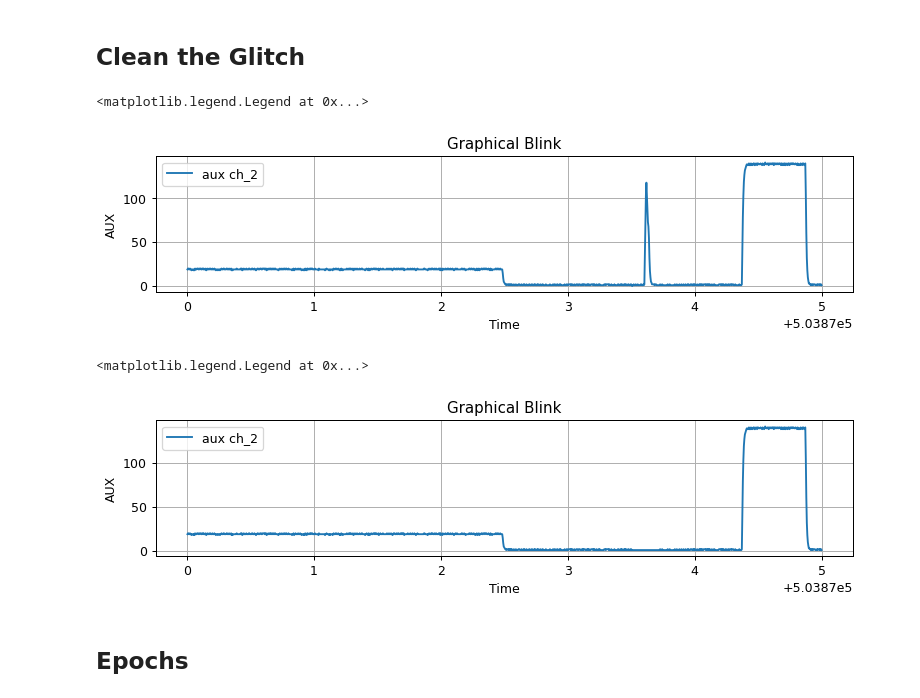
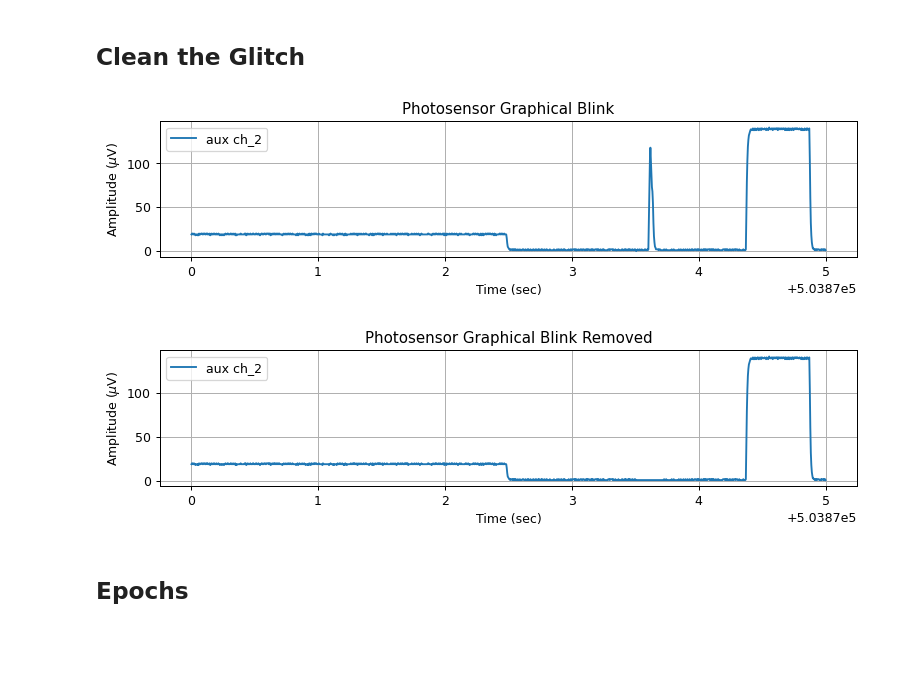
Before and after one commit to Surfincolin/openbci-standards, a Jupyter notebook: Odd_Ball_Analysis.ipynb, the cells around one changed output. Saved outputs shown, nothing was run; the diff lists cells and outputs as text; code cells hidden in the pictures; blank space fills up the shorter version.

```diff
--- a/Odd_Ball_Analysis.ipynb
+++ b/Odd_Ball_Analysis.ipynb
@@ -238,40 +233,38 @@ fig, ax = plt.subplots(figsize = (10, 2), dpi = 90)
 y = aux_data_zoom[:,1]
 ax.plot(aux_data_zoom_ts, y, label=aux_chs[1])
 
-ax.set_xlabel('Time')
-ax.set_ylabel('AUX')
-ax.set_title('Graphical Blink')
+ax.set_xlabel('Time (sec)')
+ax.set_ylabel(r'Amplitude ($\mu$V)')
+ax.set_title('Photosensor Graphical Blink')
 ax.grid(True)
-ax.legend()
+_ = ax.legend()
 # %% [output]
-<matplotlib.legend.Legend at 0x...>
-[figure, old version]
+[figure, new version]
 # %%
 def set_samples_value_for_t_range(time_series, time_stamps, t_range, value):
     low_filt = time_stamps >= t_range[0]
     high_filt = time_stamps <= t_range[1]
     index_range = low_filt == high_filt
     time_series[index_range] = value
 
 aux_data_clean = aux_data.copy()
 set_samples_value_for_t_range(aux_data_clean, aux_ts, [503873.5, 503873.7], 1.0)
 
 
 aux_data_zoom, aux_data_zoom_ts = get_samples_for_t_range(aux_data_clean, aux_ts, [503870, 503875])
 
 fig, ax = plt.subplots(figsize = (10, 2), dpi = 90)
 
 y = aux_data_zoom[:,1]
 ax.plot(aux_data_zoom_ts, y, label=aux_chs[1])
 
-ax.set_xlabel('Time')
-ax.set_ylabel('AUX')
-ax.set_title('Graphical Blink')
+ax.set_xlabel('Time (sec)')
+ax.set_ylabel(r'Amplitude ($\mu$V)')
+ax.set_title('Photosensor Graphical Blink Removed')
 ax.grid(True)
-ax.legend()
+_ = ax.legend()
 # %% [output]
-<matplotlib.legend.Legend at 0x...>
-[figure, old version]
+[figure, new version]
 # %% [markdown]
 ## Epochs
 # %%
```
Also changed, not shown: parts of 19 cells of this notebook.
